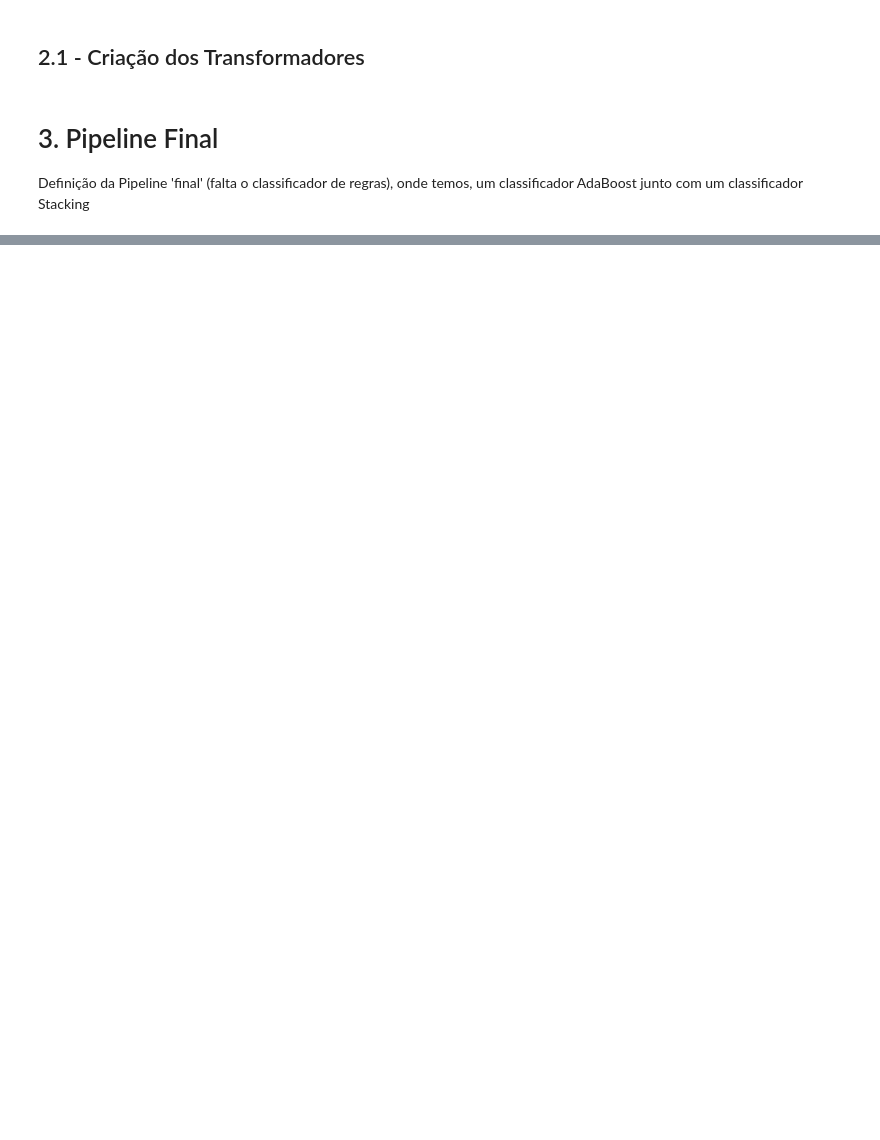
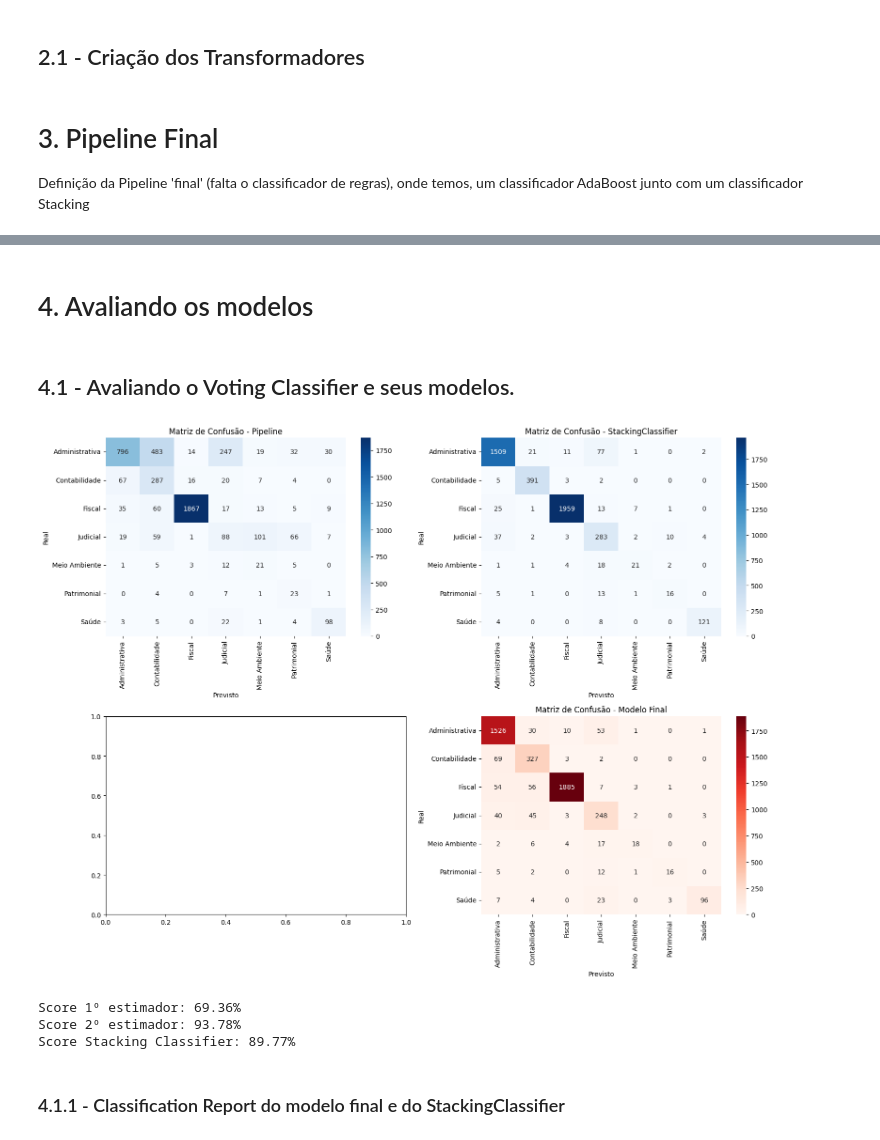
Before and after one commit to Esdras-Daniel/pgm-dataanalysis, a Jupyter notebook: notebooks/006_voting_classifier.ipynb, the cells around one changed output, grey strips where cells are left out. Drawn from its saved outputs; the diff is of its cells as text; code cells hidden in the pictures; blank space fills up the shorter version.

```diff
--- a/notebooks/006_voting_classifier.ipynb
+++ b/notebooks/006_voting_classifier.ipynb
@@ -66,5 +72,5 @@ Shape dos dados de teste: (4585, 8)
 # %%
-def balance_df(df: pd.DataFrame, balance_on:str = 'setorDestino', n_samples:int = 500):
+def balance_df(df: pd.DataFrame, balance_on:list = 'setorDestino', n_samples:int = 500):
     unique_classes = df[balance_on].unique()
 
     dfs_list = []
@@ -77,9 +83,10 @@ def balance_df(df: pd.DataFrame, balance_on:str = 'setorDestino', n_samples:int
 
     df_balanceado = pd.concat(dfs_list)
 
-    return df_balanceado, df_balanceado['setorDestino'].to_numpy()
+    return df_balanceado.sample(frac=1, replace=False)
 
-X_train, y_train = balance_df(X_train, balance_on='setorDestino', n_samples=500)
+X_train = balance_df(X_train, balance_on='setorDestino', n_samples=500)
+y_train = label_encoder.transform(X_train['setorDestino'])
 # %%
 print(f'Shape dos dados de treinamento: {X_train.shape} | {y_train.shape}')
 
@@ -295,0 +236,2 @@ final_pipeline = Pipeline([
+# %%
+final_model.fit(X_train, y_train)
@@ -295,0 +256,52 @@ final_pipeline = Pipeline([
+# %% [markdown]
+# 4. Avaliando os modelos
+# %%
+import matplotlib.pyplot as plt
+import seaborn as sns
+
+def plot_confusion_matrices(final_model, X_test, y_test, labels):
+
+    num_models = len(final_model.estimators_) + 1  # Número de subplots (modelos individuais + modelo final)
+    num_cols = 2
+    num_rows = int(np.ceil(num_models / num_cols))
+
+    fig, axes = plt.subplots(num_rows, num_cols, figsize=(16, 6 * num_rows))
+    axes = axes.flatten()
+
+    # Loop pelos classificadores individuais
+    for i, model in enumerate(final_model.estimators_):
+        y_pred = model.predict(X_test)
+        cm = confusion_matrix(y_test, y_pred)
+
+        sns.heatmap(cm, annot=True, fmt="d", cmap="Blues", xticklabels=labels, yticklabels=labels, ax=axes[i])
+        axes[i].set_title(f'Matriz de Confusão - {model.__class__.__name__}')
+        axes[i].set_xlabel('Previsto')
+        axes[i].set_ylabel('Real')
+
+    # Matriz de confusão do modelo final (VotingClassifier)
+    y_pred_final = final_model.predict(X_test)
+    cm_final = confusion_matrix(y_test, y_pred_final)
+
+    sns.heatmap(cm_final, annot=True, fmt="d", cmap="Reds", xticklabels=labels, yticklabels=labels, ax=axes[-1])
+    axes[-1].set_title('Matriz de Confusão - Modelo Final')
+    axes[-1].set_xlabel('Previsto')
+    axes[-1].set_ylabel('Real')
+
+    plt.tight_layout()
+    plt.show()
+# %% [markdown]
+## 4.1 - Avaliando o Voting Classifier e seus modelos.
+# %%
+plot_confusion_matrices(final_model, X_test, y_test, labels=label_encoder.classes_)
+# %% [output]
+[figure, added]
+# %%
+for i, estimator in enumerate(final_model.estimators_):
+    print(f'Score {i+1}º estimador: {estimator.score(X_test, y_test)*100:.2f}%')
+print(f'Score Voting Classifier: {final_model.score(X_test, y_test)*100:.2f}%')
+# %% [output]
+Score 1º estimador: 69.36%
+Score 2º estimador: 93.78%
+Score Stacking Classifier: 89.77%
+# %% [markdown]
+### 4.1.1 - Classification Report do modelo final e do StackingClassifier
```
Also changed, not shown: parts of 20 cells of this notebook, 10 other files.
